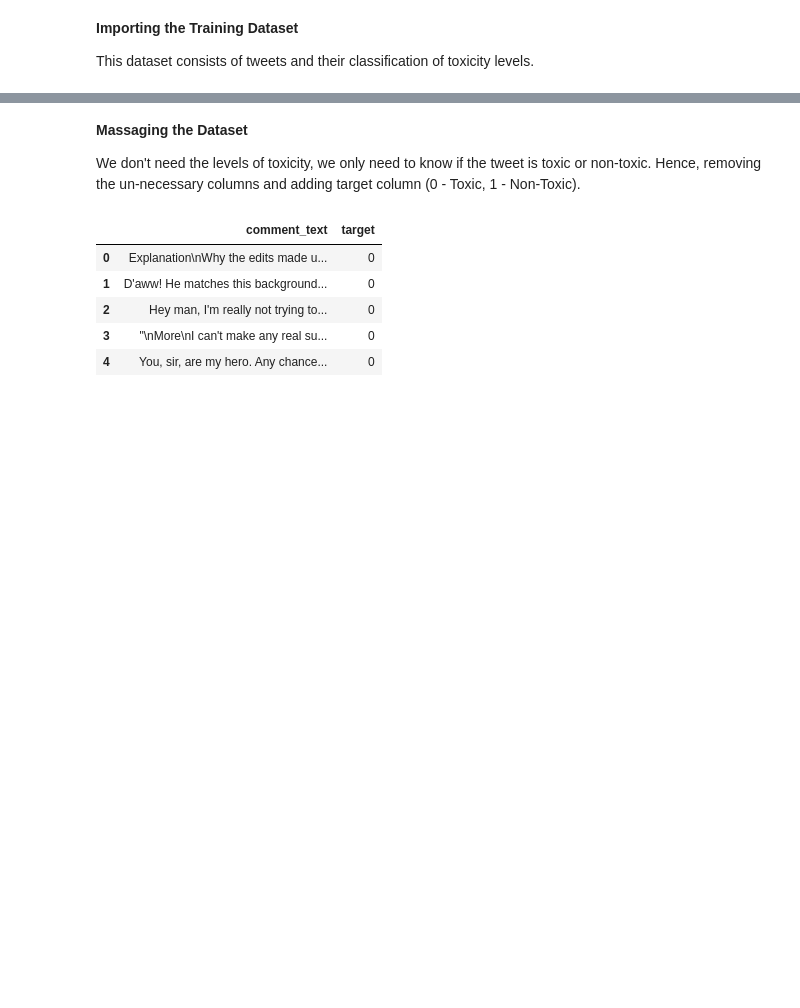
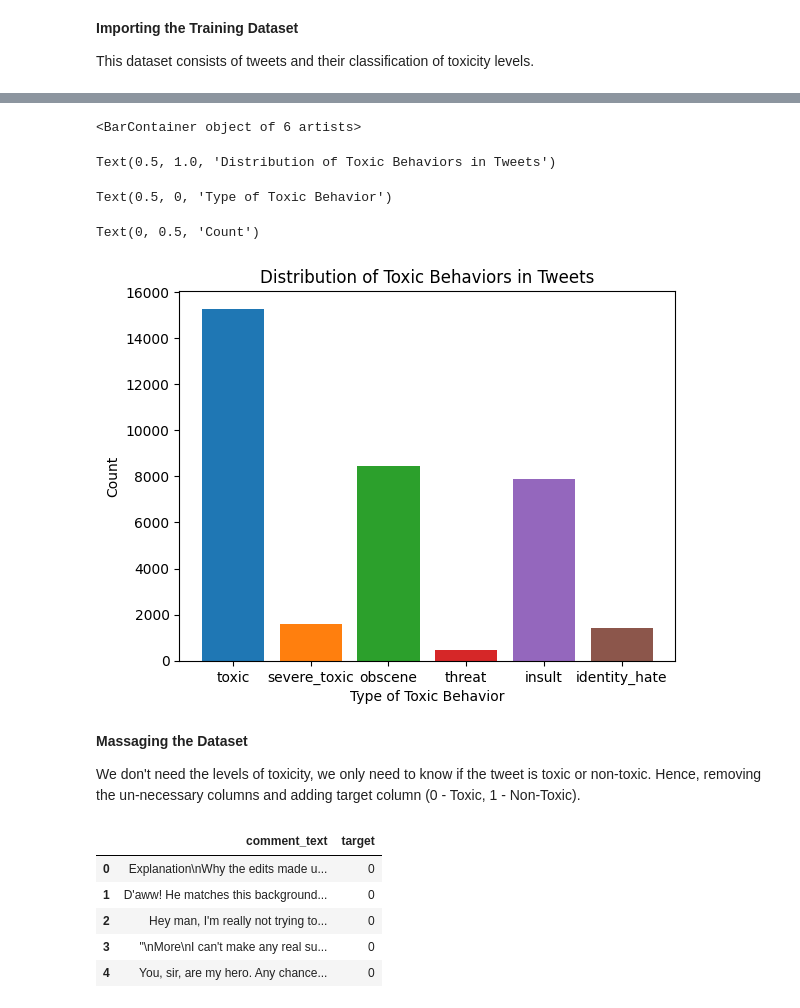
Before and after one commit to shivakumar96/Social-Media_Data-Mining, a Jupyter notebook: Project.ipynb, the cells around one changed output, grey strips where cells are left out. Saved outputs shown, nothing was run; the diff lists cells and outputs as text; code cells hidden in the pictures; blank space fills up the shorter version.

```diff
--- a/Project.ipynb
+++ b/Project.ipynb
@@ -19,3 +36,18 @@ dataframe.head()
+# %%
+counts = dataframe.iloc[:,2:].sum()
+
+# Create a stacked bar chart
+plt.bar(counts.index, counts, color=['C0', 'C1', 'C2', 'C3', 'C4', 'C5'])
+plt.title("Distribution of Toxic Behaviors in Tweets")
+plt.xlabel("Type of Toxic Behavior")
+plt.ylabel("Count")
+plt.show()
+# %% [output]
+<BarContainer object of 6 artists>
+Text(0.5, 1.0, 'Distribution of Toxic Behaviors in Tweets')
+Text(0.5, 0, 'Type of Toxic Behavior')
+Text(0, 0.5, 'Count')
+[figure, added]
 # %% [markdown]
 **Massaging the Dataset**
 
```
Also changed, not shown: parts of 48 cells of this notebook, 10 other files.
